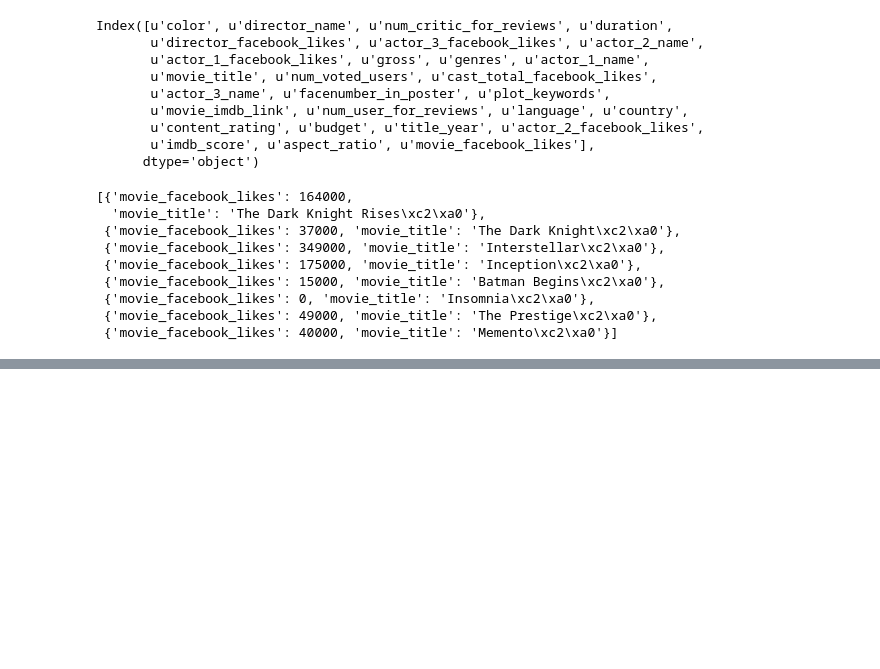
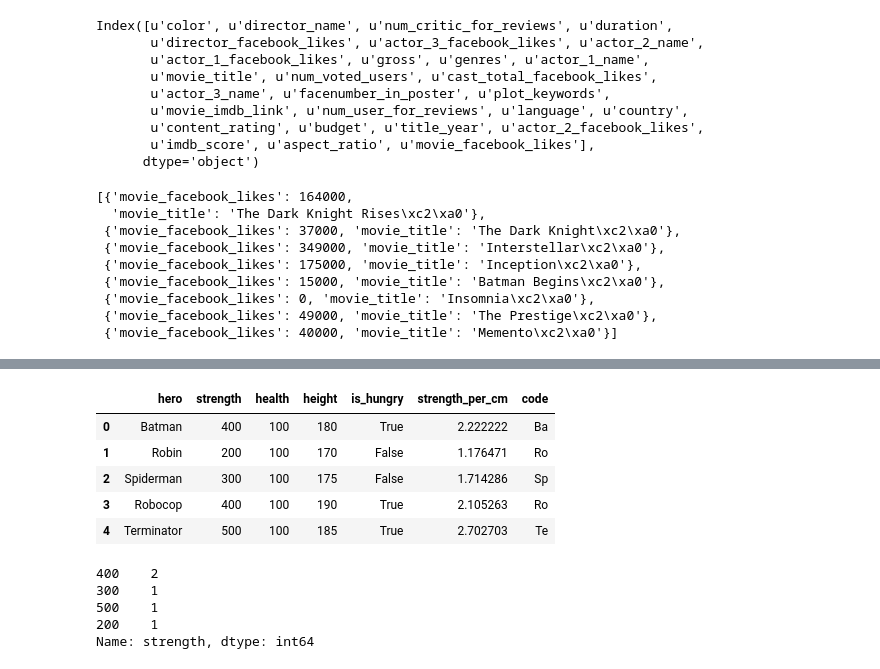
Before and after one commit to grechut/first-steps-with-pandas, a Jupyter notebook: pyconpl-workshop/first-steps-with-pandas-with-solutions.ipynb, the cells around one changed output, grey strips where cells are left out. Saved outputs shown, nothing was run; the diff lists cells and outputs as text; code cells hidden in the pictures; blank space fills up the shorter version.

```diff
--- a/pyconpl-workshop/first-steps-with-pandas-with-solutions.ipynb
+++ b/pyconpl-workshop/first-steps-with-pandas-with-solutions.ipynb
@@ -596,0 +687,19 @@ movies[movies['director_name'] == 'Christopher Nolan'][cols].to_dict('r')
+# %%
+heroes.applymap(lambda x: x)
+# %% [output]
+|  | hero | strength | health | height | is_hungry | strength_per_cm | code |
+| 0 | Batman | 400 | 100 | 180 | True | 2.222222 | Ba |
+| 1 | Robin | 200 | 100 | 170 | False | 1.176471 | Ro |
+| 2 | Spiderman | 300 | 100 | 175 | False | 1.714286 | Sp |
+| 3 | Robocop | 400 | 100 | 190 | True | 2.105263 | Ro |
+| 4 | Terminator | 500 | 100 | 185 | True | 2.702703 | Te |
+# %%
+# EXTRA 1
+# TODO not sure where to place it. Maybe higher
+heroes['strength'].value_counts()
+# %% [output]
+400    2
+300    1
+500    1
+200    1
+Name: strength, dtype: int64
```
Also changed, not shown: parts of 19 cells of this notebook.
